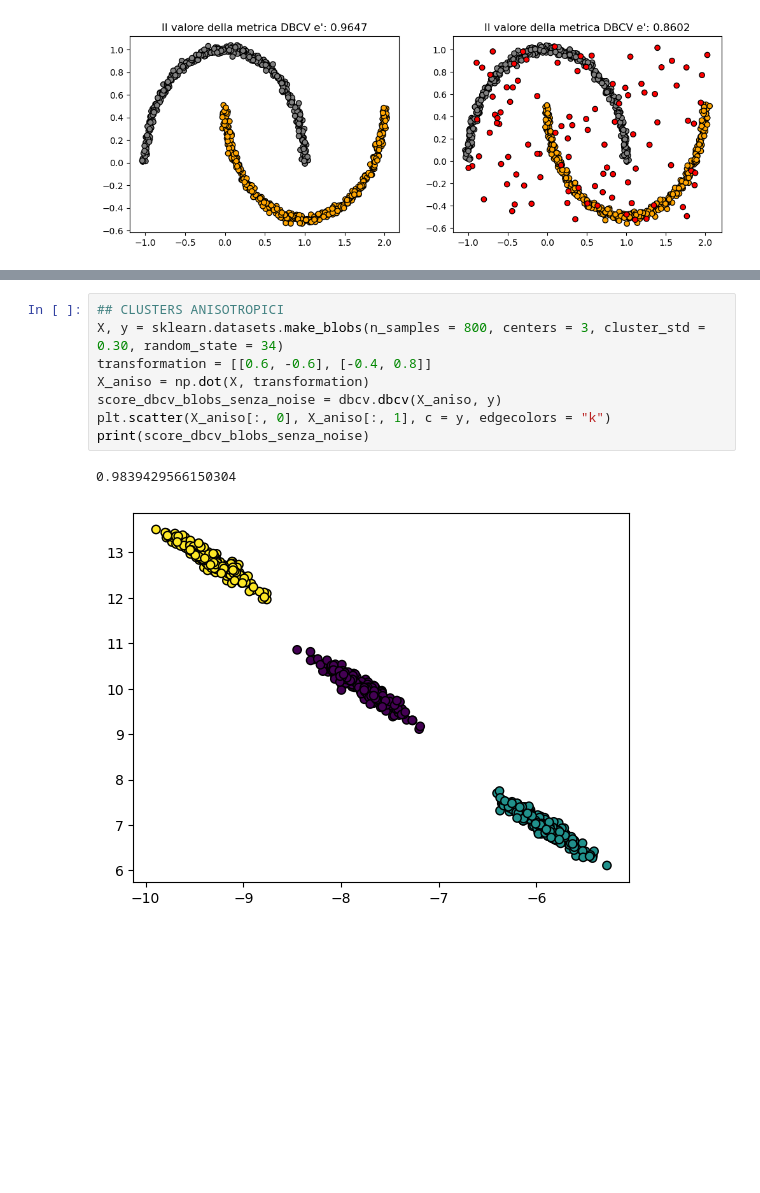
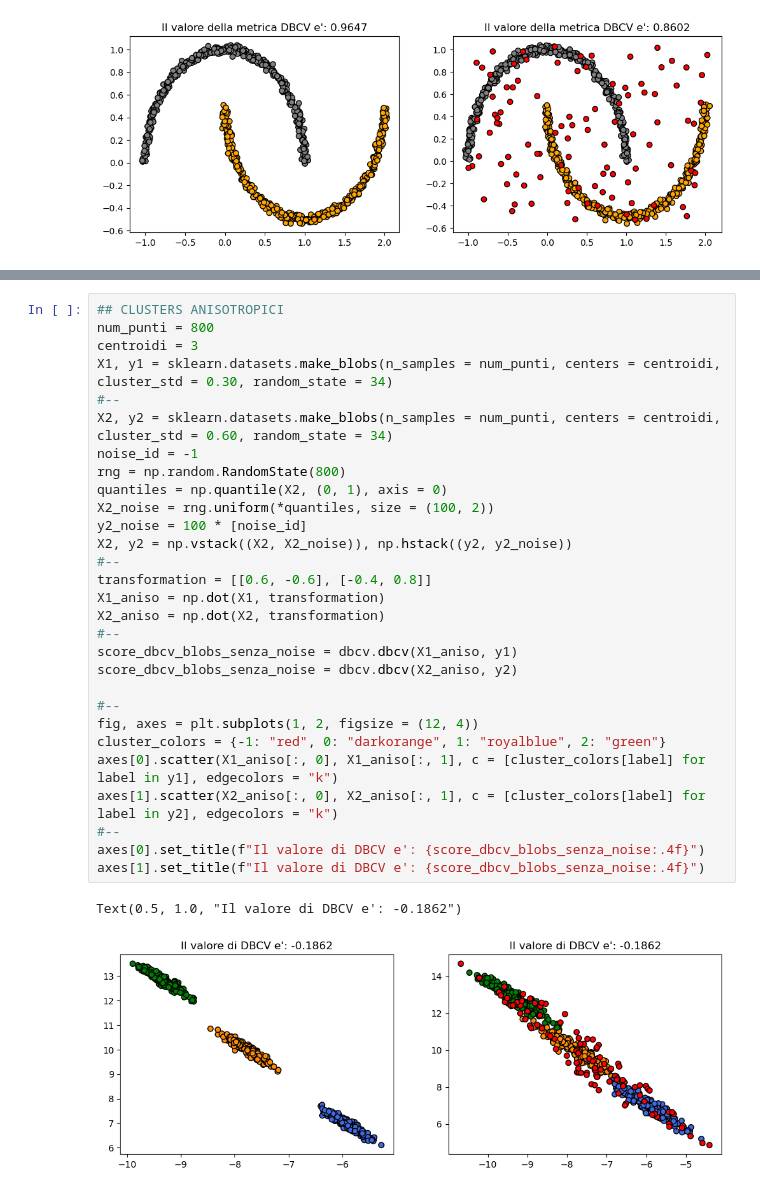
Before and after one commit to ArocchiDS/dbscan-clustering-ehr-data, a Jupyter notebook: DBSCAN.ipynb, the cells around one changed output, grey strips where cells are left out. Saved outputs shown, nothing was run; the diff lists cells and outputs as text; blank space fills up the shorter version.

Commit message:
Datasets artificiali

```diff
--- a/DBSCAN.ipynb
+++ b/DBSCAN.ipynb
@@ -93,14 +93,35 @@ Text(0.5, 1.0, "Il valore di DBCV e': 0.6634")
 # %%
 ## CLUSTERS ANISOTROPICI
-X, y = sklearn.datasets.make_blobs(n_samples = 800, centers = 3, cluster_std = 0.30, random_state = 34)
+num_punti = 800
+centroidi = 3
+X1, y1 = sklearn.datasets.make_blobs(n_samples = num_punti, centers = centroidi, cluster_std = 0.30, random_state = 34)
+#--
+X2, y2 = sklearn.datasets.make_blobs(n_samples = num_punti, centers = centroidi, cluster_std = 0.60, random_state = 34)
+noise_id = -1
+rng = np.random.RandomState(800)
+quantiles = np.quantile(X2, (0, 1), axis = 0)
+X2_noise = rng.uniform(*quantiles, size = (100, 2))
+y2_noise = 100 * [noise_id]
+X2, y2 = np.vstack((X2, X2_noise)), np.hstack((y2, y2_noise))
+#--
 transformation = [[0.6, -0.6], [-0.4, 0.8]]
-X_aniso = np.dot(X, transformation)
-score_dbcv_blobs_senza_noise = dbcv.dbcv(X_aniso, y)
-plt.scatter(X_aniso[:, 0], X_aniso[:, 1], c = y, edgecolors = "k")
-print(score_dbcv_blobs_senza_noise)
+X1_aniso = np.dot(X1, transformation)
+X2_aniso = np.dot(X2, transformation)
+#--
+score_dbcv_blobs_senza_noise = dbcv.dbcv(X1_aniso, y1)
+score_dbcv_blobs_senza_noise = dbcv.dbcv(X2_aniso, y2)
+
+#--
+fig, axes = plt.subplots(1, 2, figsize = (12, 4))
+cluster_colors = {-1: "red", 0: "darkorange", 1: "royalblue", 2: "green"}
+axes[0].scatter(X1_aniso[:, 0], X1_aniso[:, 1], c = [cluster_colors[label] for label in y1], edgecolors = "k")
+axes[1].scatter(X2_aniso[:, 0], X2_aniso[:, 1], c = [cluster_colors[label] for label in y2], edgecolors = "k")
+#--
+axes[0].set_title(f"Il valore di DBCV e': {score_dbcv_blobs_senza_noise:.4f}")
+axes[1].set_title(f"Il valore di DBCV e': {score_dbcv_blobs_senza_noise:.4f}")
 # %% [output]
-0.9839429566150304
+Text(0.5, 1.0, "Il valore di DBCV e': -0.1862")
-[figure, old version]
+[figure, new version]
 # %%
 ## CLUSTERS BLOBS CON DENSITA' UGUALE
 #--
```
Also changed, not shown: parts of 3 cells of this notebook.
